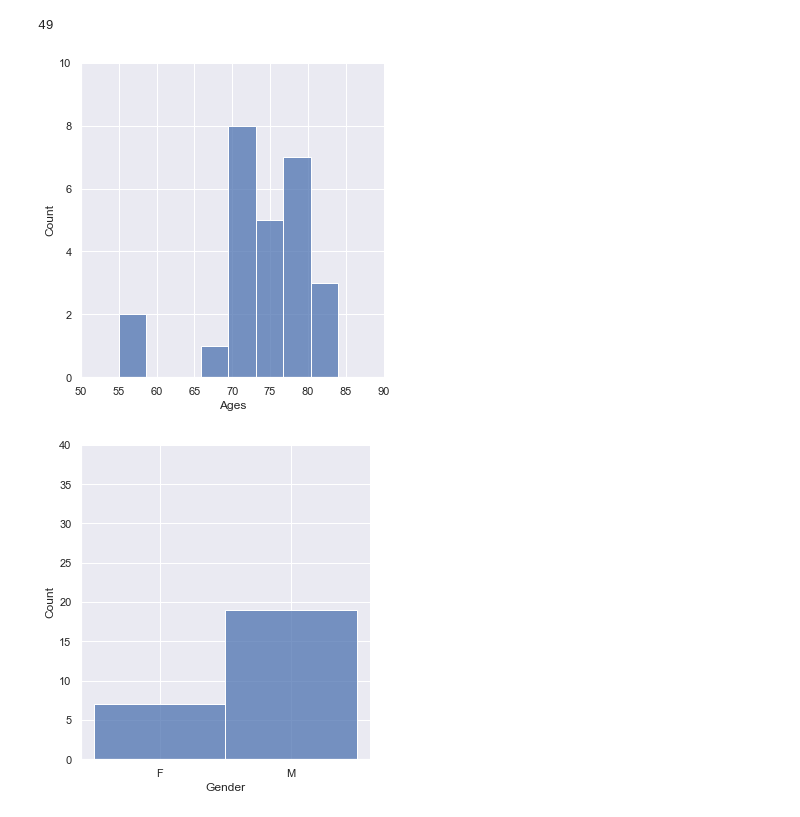
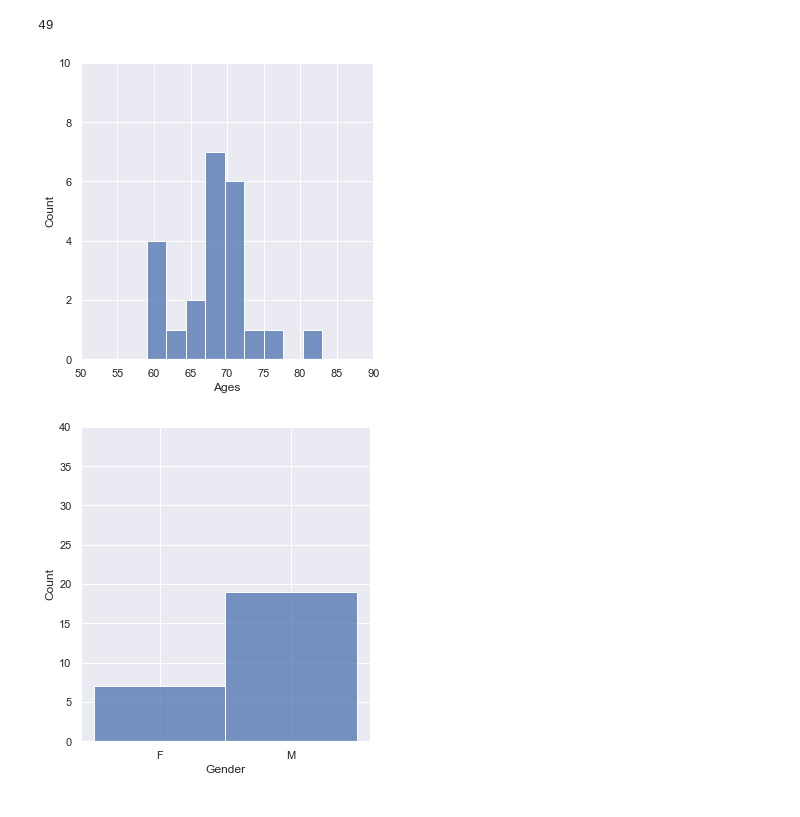
Before and after one commit to ChengyuanSha/LGP-Biclustering, a Jupyter notebook: Experiment notebooks/biclustering_experiment.ipynb, the cells around one changed output. Saved outputs shown, nothing was run; the diff lists cells and outputs as text; code cells hidden in the pictures.

```diff
--- a/Experiment notebooks/biclustering_experiment.ipynb
+++ b/Experiment notebooks/biclustering_experiment.ipynb
@@ -433,3 +431,6 @@ cluster_num = 0
+# %%
+# set cluster number here
+cluster_num = 1
 # %%
 df_age = df.sort_values('Age')
 df_age = df_age[df['Diagnosis'] == 'DLB']
@@ -449,13 +450,14 @@ for c, i in enumerate(model.column_labels_):
 # %%
 ax = sns.displot(ages)
 ax.set_xlabels('Ages')
 ax.set(xlim=(50,90), ylim=(0, 10))
+plt.tight_layout()
 # ax.set_ylim(0, 1)
 # ax.set_xlabel('age', fontsize=12)
 # ax.set_ylabel('correctly classified percentage', fontsize=12)
-plt.savefig('age.jpeg', dpi=300, format='JPEG')
+plt.savefig('age.tif', dpi=300)
 # %% [output]
-[figure, old version]
+[figure, new version]
 # %%
 gender = []
 for c, i in enumerate(model.column_labels_):
```
Also changed, not shown: parts of 1 cell of this notebook, 3 other files.
